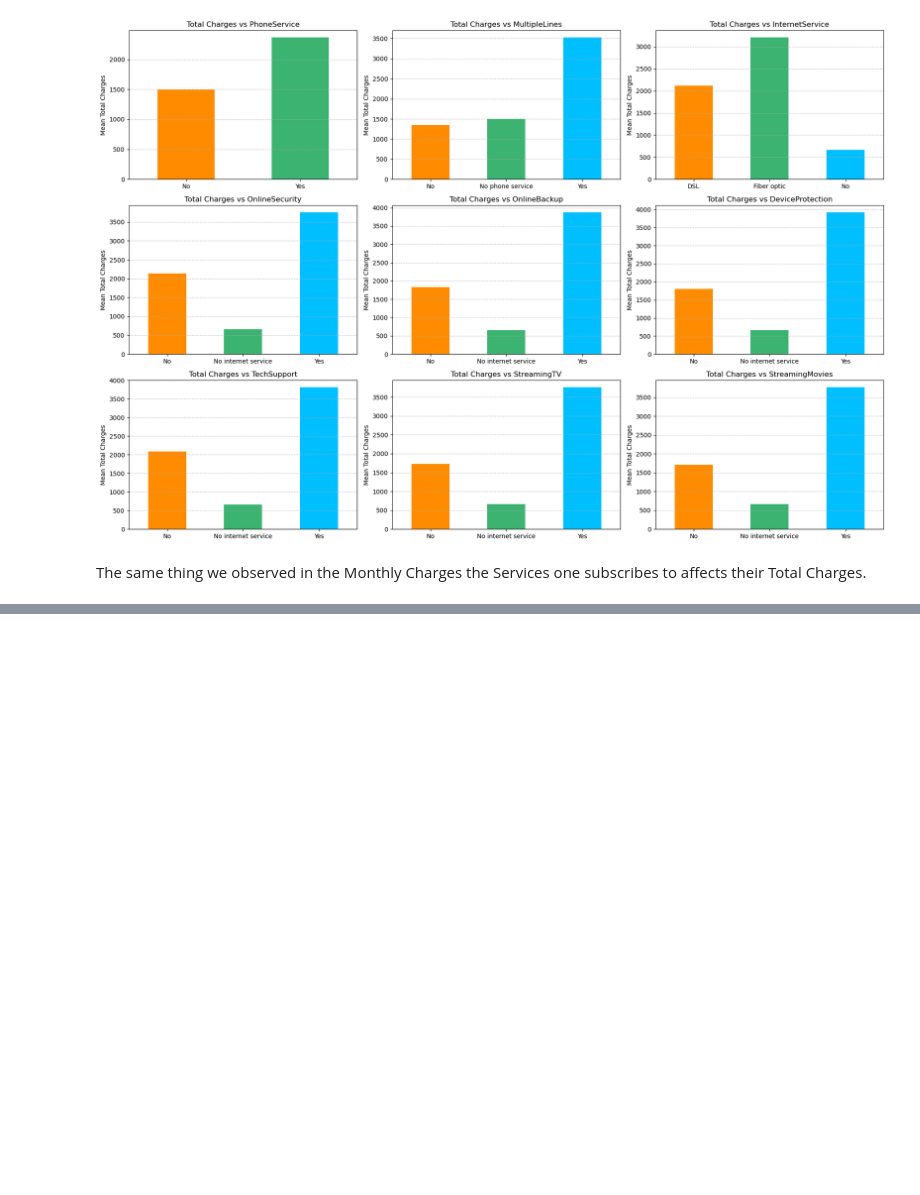
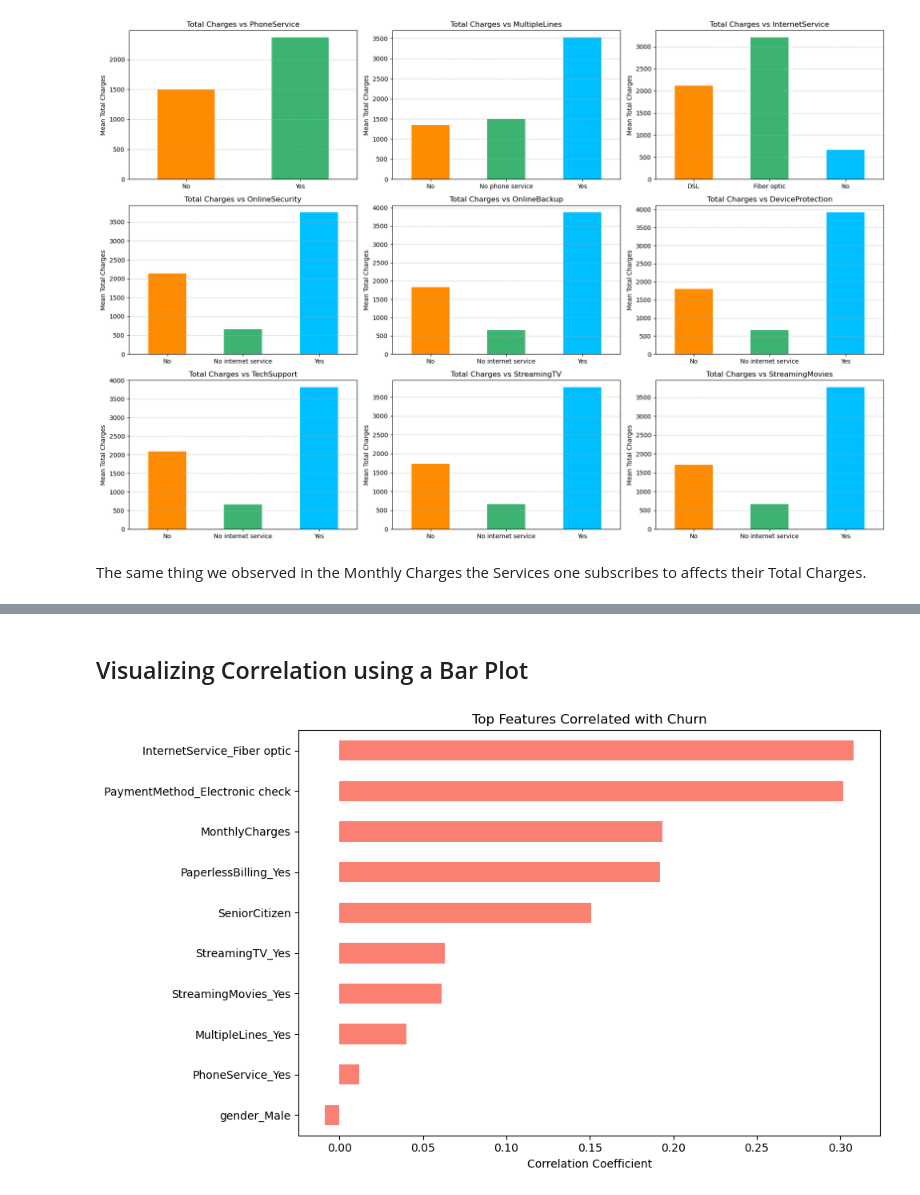
Before and after one commit to JKariithi/churn_rate_analysis, a Jupyter notebook: churn_rate_analysis.ipynb, the cells around one changed output, grey strips where cells are left out. Saved outputs shown, nothing was run; the diff lists cells and outputs as text; code cells hidden in the pictures; blank space fills up the shorter version.

```diff
--- a/churn_rate_analysis.ipynb
+++ b/churn_rate_analysis.ipynb
@@ -386,0 +411,10 @@ categorical_cols = telco_df.select_dtypes(include='object').columns
+# %%
+# droping the CustomerID column before encoding
+telco_df.drop("customerID", axis=1, inplace=True)
+# %%
+# Converting the categorical columns to numeric using one-hot encoding
+telco_encoded = pd.get_dummies(telco_df, drop_first=True)
+# %%
+# Calculating the correlation with Churn
+correlation_with_churn = telco_encoded.corr()["Churn"].sort_values(ascending=False)
+print(correlation_with_churn)
@@ -386,0 +439,15 @@ categorical_cols = telco_df.select_dtypes(include='object').columns
+# %% [markdown]
+## Visualizing Correlation using a Bar Plot
+# %%
+# Selecting the top 10 correlated features with Churn
+top_features = correlation_with_churn[1:11]  # Skip 'Churn' itself
+
+plt.figure(figsize=(10, 6))
+top_features.plot(kind='barh', color='salmon')
+plt.title("Top Features Correlated with Churn")
+plt.xlabel("Correlation Coefficient")
+plt.gca().invert_yaxis()
+plt.tight_layout()
+plt.show()
+# %% [output]
+[figure, added]
```
Also changed, not shown: parts of 29 cells of this notebook.
